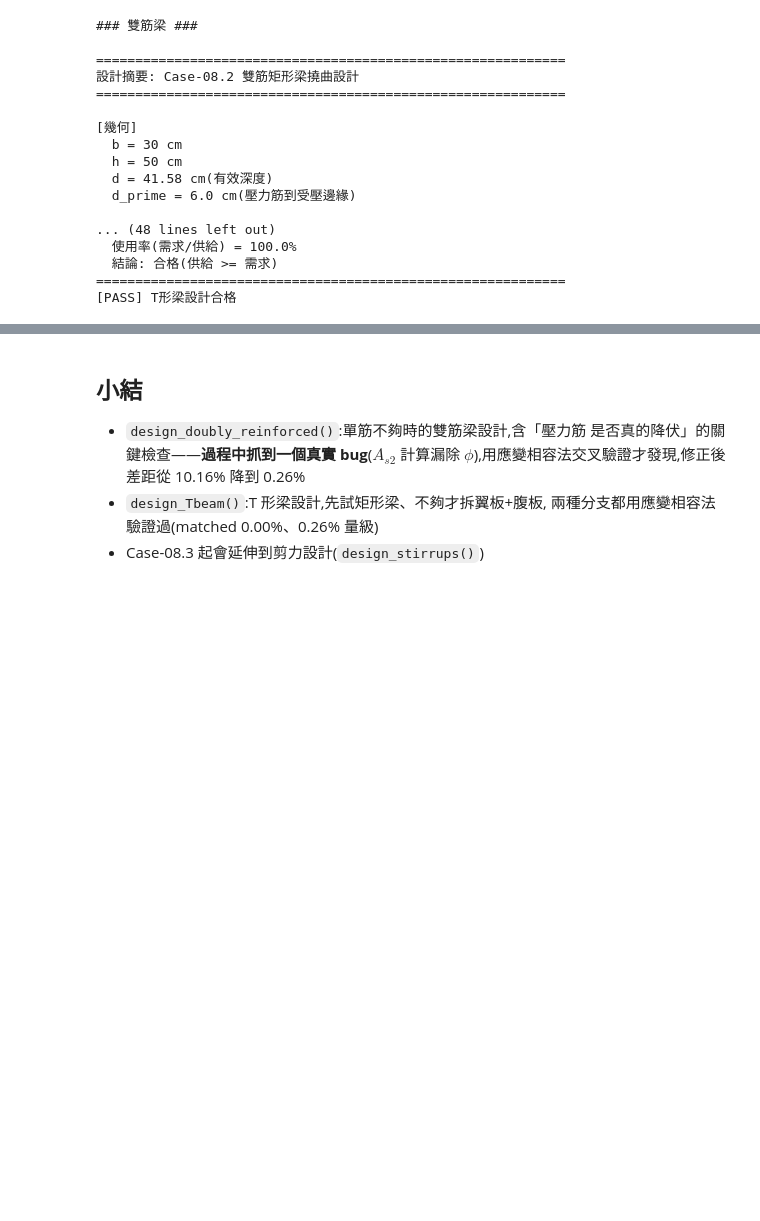
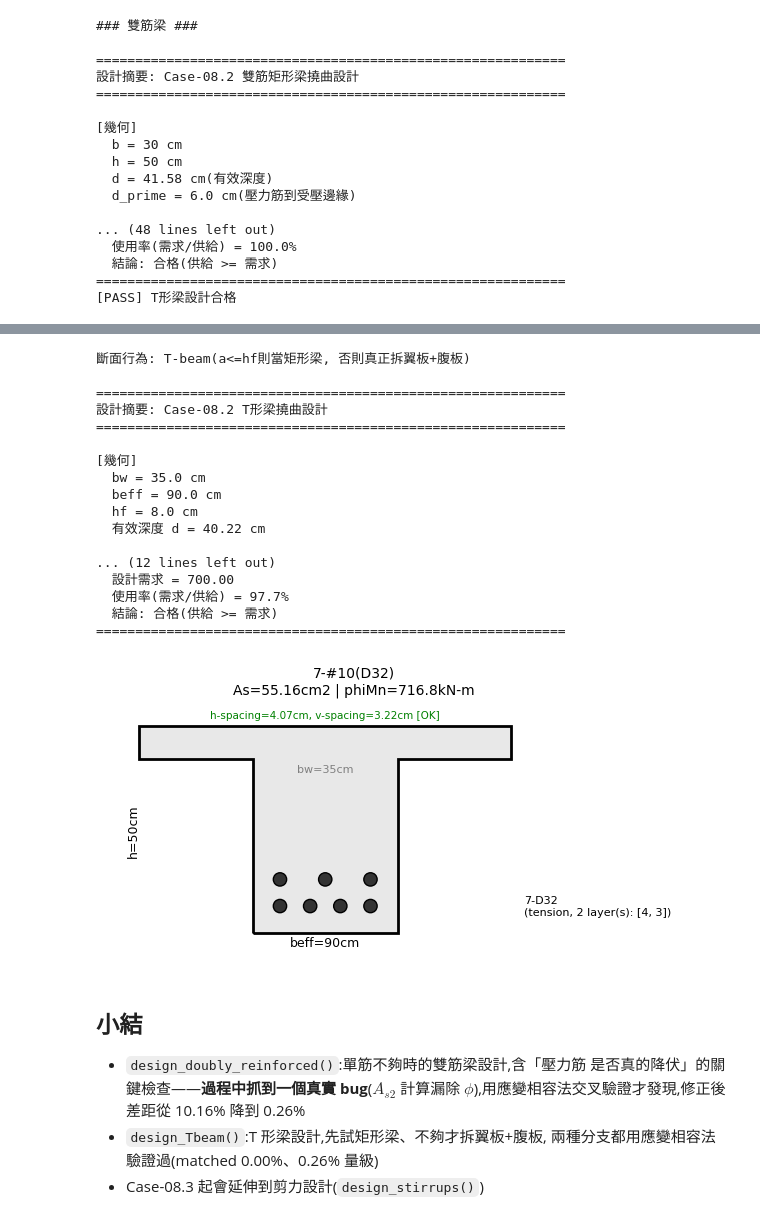
Before and after one commit to zhixiu0223/taiwan-seismic-code-calc, a Jupyter notebook: notebooks/case08_2_doubly_reinforced_Tbeam.ipynb, the cells around one changed output, grey strips where cells are left out. Drawn from its saved outputs; the diff is of its cells as text; code cells hidden in the pictures; blank space fills up the shorter version.

```diff
--- a/notebooks/case08_2_doubly_reinforced_Tbeam.ipynb
+++ b/notebooks/case08_2_doubly_reinforced_Tbeam.ipynb
@@ -589,3 +472,76 @@ else:
+# %%
+# ============================================================
+# 完整設計例題：T形梁
+# ============================================================
+import os
+import matplotlib.pyplot as plt
+
+if not os.path.exists('rc_design.py'):
+    !wget -q https://raw.githubusercontent.com/zhixiu0223/taiwan-seismic-code-calc/main/rc_design.py
+
+from rc_design import design_Tbeam, draw_Tbeam_section, print_design_summary
+
+# ---------- 題目條件（你可以改這些數字）----------
+bw_cm     = 35.0       # 腹板寬度 (cm)
+beff_cm   = 90.0       # 有效翼板寬度 (cm)
+hf_cm     = 8.0        # 翼板厚度 (cm)
+h_cm      = 50.0       # 梁高 (cm)
+fc        = 280.0
+fy        = 4200.0
+Mu_kNm    = 700.0      # 設計彎矩需求 (kN-m)
+
+# ---------- 執行設計 ----------
+r = design_Tbeam(
+    Mu_kNm=Mu_kNm, bw_cm=bw_cm, beff_cm=beff_cm, hf_cm=hf_cm, h_cm=h_cm,
+    fc=fc, fy=fy
+)
+
+if not r.get('ok'):
+    print(f"設計失敗: {r['reason']}")
+else:
+    print(f"斷面行為: {r['mode']}(a<=hf則當矩形梁, 否則真正拆翼板+腹板)\n")
+
+    # ---------- 印出完整設計摘要（像正式題目答案）----------
+    util = print_design_summary(
+        kind="Case-08.2 T形梁撓曲設計",
+        geometry={"bw": f"{bw_cm} cm", "beff": f"{beff_cm} cm", "hf": f"{hf_cm} cm",
+                  "有效深度 d": f"{r['d']:.2f} cm"},
+        material={"fc'": f"{fc} kgf/cm^2", "fy": f"{fy} kgf/cm^2"},
+        demand={"設計彎矩 Mu": f"{Mu_kNm} kN-m"},
+        result=r,
+        capacity_key="phiMn_provided",
+        demand_key="Mu_demand"
+    )
+
+    # ---------- 畫斷面配筋圖 ----------
+    fig, ax = plt.subplots(figsize=(6, 6))
+    draw_Tbeam_section(
+        bw_cm=bw_cm, beff_cm=beff_cm, hf_cm=hf_cm, h_cm=h_cm, cover_cm=4.0,
+        layout=r['layout'], bar_diameter_cm=r['bar_d'],
+        title=f"{r['n_bars']}-{r['bar_size']}\nAs={r['As_total']:.2f}cm2 | phiMn={r['phiMn_provided']:.1f}kN-m",
+        ax=ax
+    )
+    plt.tight_layout()
+    plt.show()
+# %% [output]
+斷面行為: T-beam(a<=hf則當矩形梁, 否則真正拆翼板+腹板)
+
+============================================================
+設計摘要: Case-08.2 T形梁撓曲設計
+============================================================
+
+[幾何]
+  bw = 35.0 cm
+  beff = 90.0 cm
+  hf = 8.0 cm
+  有效深度 d = 40.22 cm
+
+... (12 lines left out)
+  設計需求 = 700.00
+  使用率(需求/供給) = 97.7%
+  結論: 合格(供給 >= 需求)
+============================================================
+[figure, added]
 # %% [markdown]
 ## 小結
 
```
Also changed, not shown: parts of 7 cells of this notebook, 3 other files.
